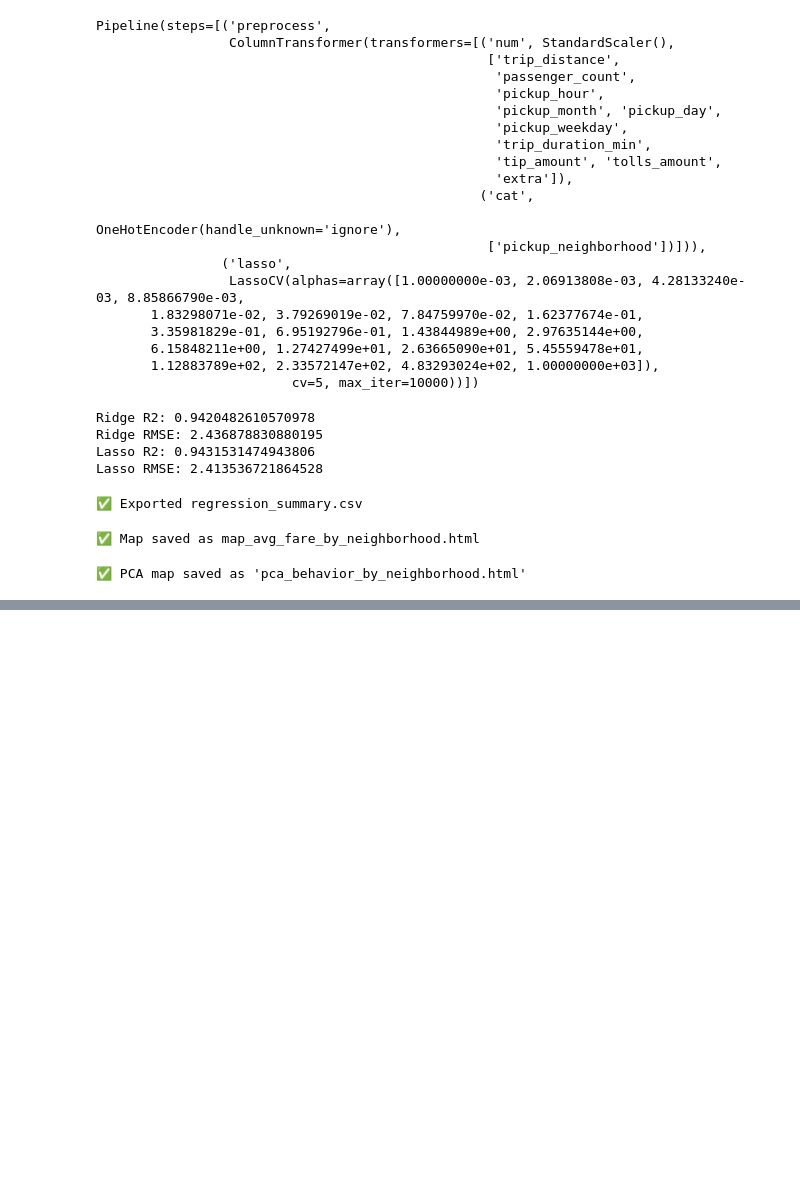
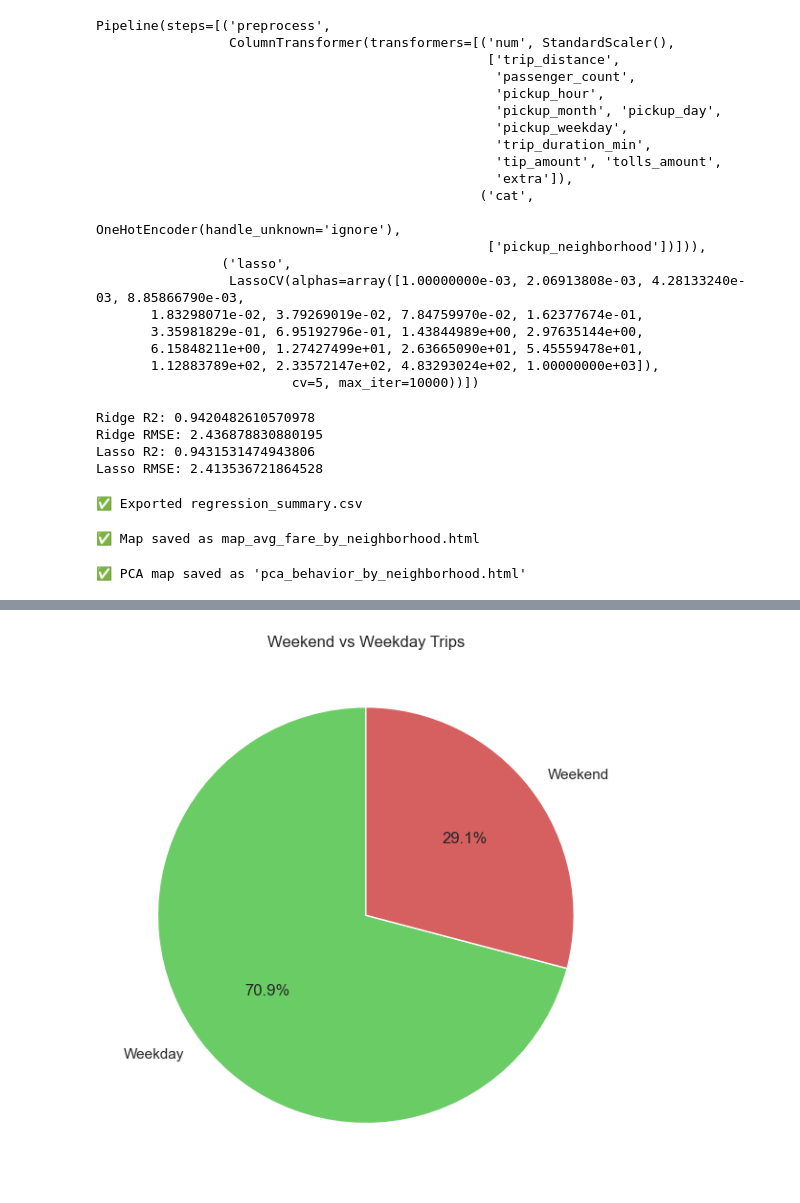
Before and after one commit to chriskorol/NYC, a Jupyter notebook: taxi_analysis.ipynb, the cells around one changed output, grey strips where cells are left out. Saved outputs shown, nothing was run; the diff lists cells and outputs as text; code cells hidden in the pictures; blank space fills up the shorter version.

```diff
--- a/taxi_analysis.ipynb
+++ b/taxi_analysis.ipynb
@@ -788,0 +837,13 @@ print("✅ PCA map saved as 'pca_behavior_by_neighborhood.html'")
+# %%
+
+weekend_counts = df['is_weekend'].value_counts().sort_index()
+labels = ['Weekday', 'Weekend']
+colors = sns.color_palette("muted")[2:4]  # красиві фіолетово-зелені кольори
+
+
+plt.figure(figsize=(6, 6))
+plt.pie(weekend_counts, labels=labels, colors=colors, autopct='%1.1f%%', startangle=90)
+plt.title('Weekend vs Weekday Trips')
+plt.tight_layout(); plt.savefig('weekend_vs_weekday_pie.png'); plt.show()
+# %% [output]
+[figure, added]
```
Also changed, not shown: parts of 7 cells of this notebook.
